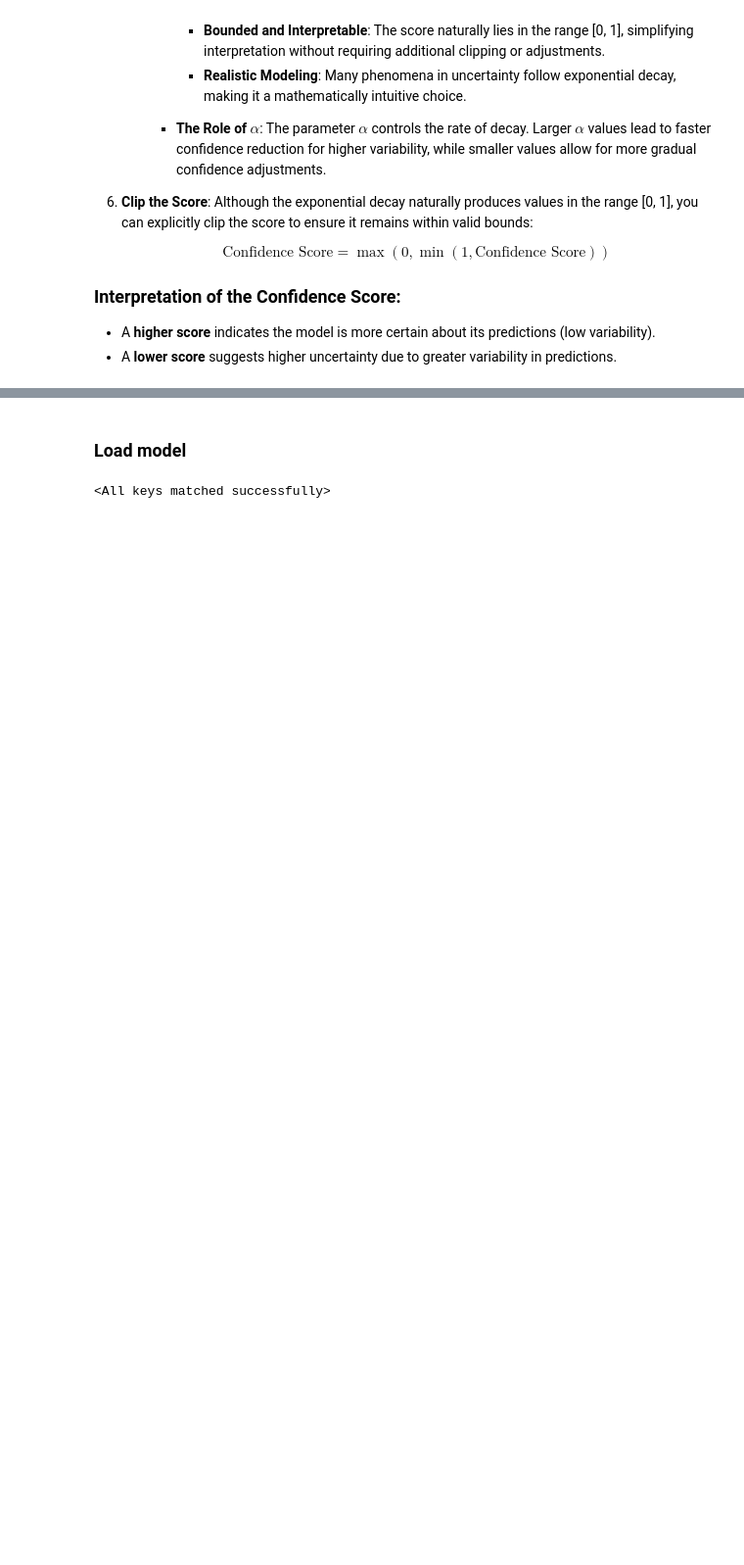
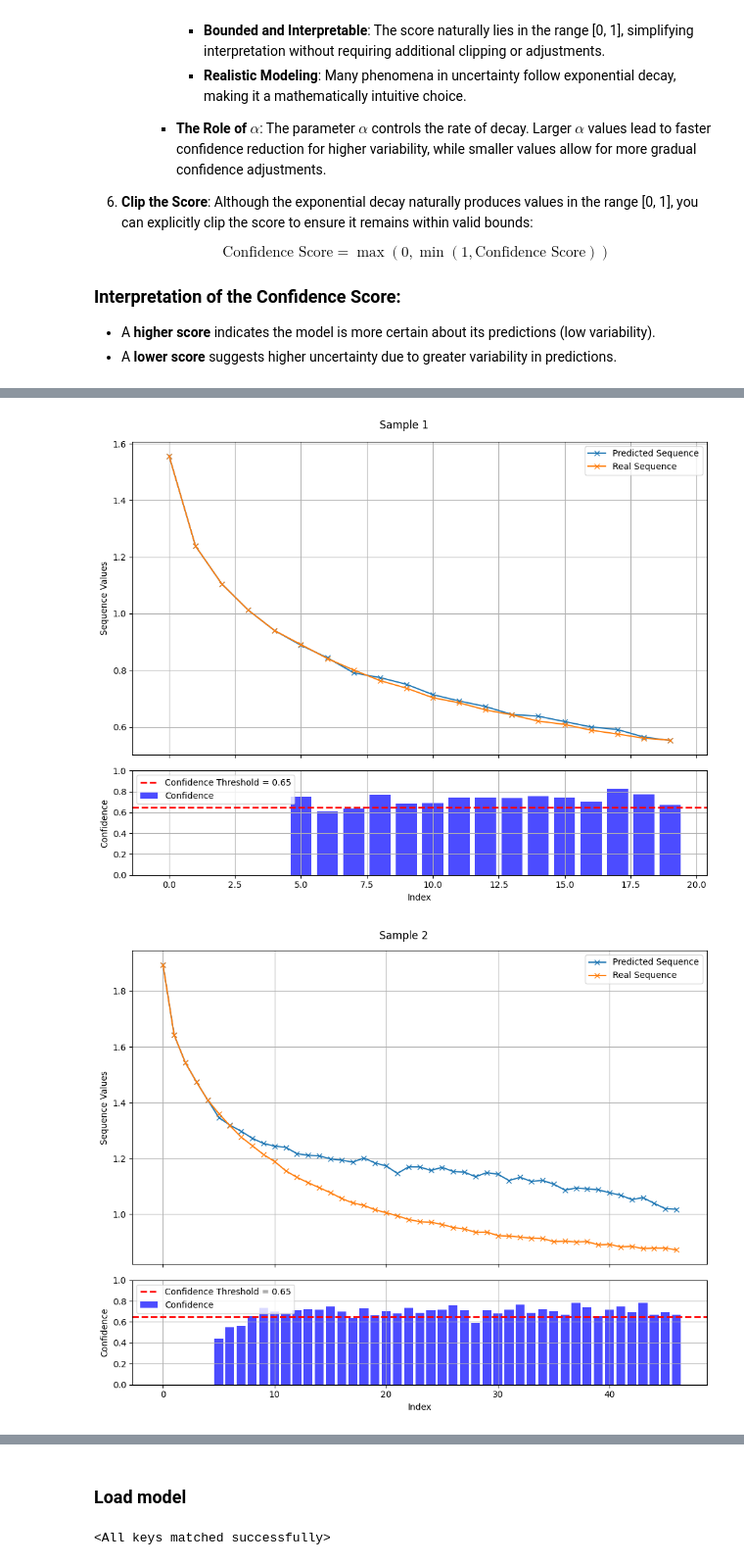
Before and after one commit to vincent-stadler/dPoDL, a Jupyter notebook: experiments/training/train-transformer-variable-length.ipynb, the cells around one changed output, grey strips where cells are left out. Shown at 98% size. Saved outputs shown, nothing was run; the diff lists cells and outputs as text; code cells hidden in the pictures; blank space fills up the shorter version.

```diff
--- a/experiments/training/train-transformer-variable-length.ipynb
+++ b/experiments/training/train-transformer-variable-length.ipynb
@@ -525,34 +560,37 @@ Min Confidence Score: 0.12836480947374668
 num_samples = 10
 
 random.seed()
-#sample = random.sample(results_hallucinate, num_samples)
-sample = random.sample(results_not_hallucinate, num_samples)
+#sample = random.sample(results_not_hallucinate, num_samples)
+sample = random.sample(results_hallucinate, num_samples)
 for i, (real_sequence, predicted_sequence, std_predictions) in enumerate(sample):
     std_predictions = [0 if i is None else i for i in std_predictions]
     confidence = [calculate_confidence_score(i) if i else 0 for i in std_predictions]
 
     fig, ax = plt.subplots(2, 1, figsize=(10, 8), sharex=True, gridspec_kw={'height_ratios': [3, 1]})
 
     ax[0].plot(predicted_sequence, label="Predicted Sequence", marker='x', linestyle='-')
     ax[0].plot(real_sequence, label="Real Sequence", marker='x', linestyle='-')
-    ax[0].axvline(x=input_window - 1, color='#f77777', linestyle='-', label="Start Prediction")
+    #ax[0].axvline(x=start_window - 1, color='#f77777', linestyle='-', label="Start Prediction")
     ax[0].set_ylabel("Sequence Values")
     ax[0].legend()
     ax[0].grid()
 
     ax[1].bar(range(len(confidence)), confidence, color='blue', alpha=0.7, label="Confidence")
     ax[1].axhline(y=CONFIDENCE_THRESHOLD, color='red', linestyle='--', linewidth=2, label=f"Confidence Threshold = {CONFIDENCE_THRESHOLD}")
     ax[1].set_ylim(0, 1)  # Confidence is between 0 and 1
     ax[1].set_ylabel("Confidence")
     ax[1].set_xlabel("Index")
     ax[1].legend()
     ax[1].grid()
 
     # Title and Show
     fig.suptitle(f"Sample {i+1}")
     plt.tight_layout()
     plt.show()
 
     #ci_lower, ci_upper = np.array(predicted_sequence) - np.array(std_predictions), np.array(predicted_sequence) + np.array(std_predictions)
     #plt.fill_between(range(len(predicted_sequence)), ci_lower, ci_upper, color='gray', alpha=0.5, label="Standard Deviation")
     #plt.errorbar(range(len(predicted_sequence)) , predicted_sequence, yerr=confidence, fmt='-o', label='Data with Confidence', capsize=1)
+# %% [output]
+[figure, added]
+[figure, added]
```
Also changed, not shown: parts of 11 cells of this notebook, 1 other file.
